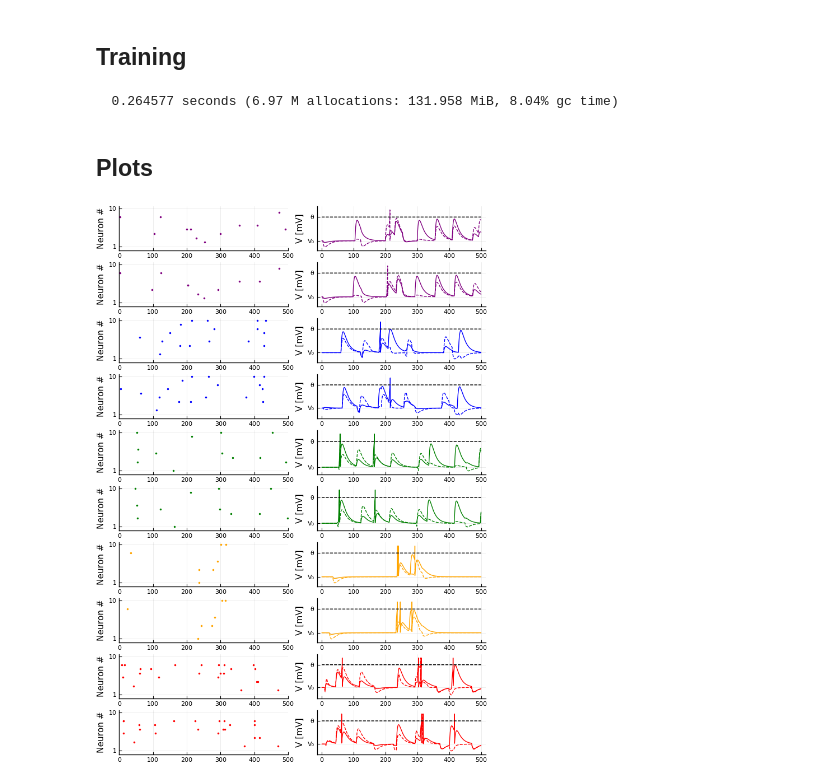
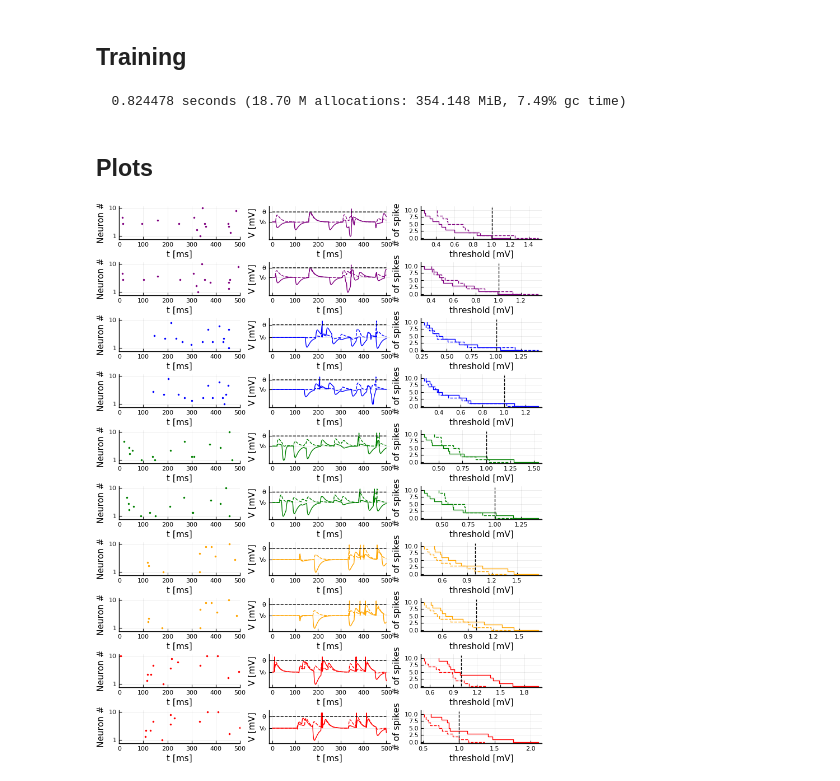
Before and after one commit to avivdotan/Tempotrons.jl, a Jupyter notebook: MultiSpikeTempotron.ipynb, the cells around one changed output. Drawn from its saved outputs; the diff is of its cells as text; code cells hidden in the pictures.

```diff
--- a/MultiSpikeTempotron.ipynb
+++ b/MultiSpikeTempotron.ipynb
@@ -39,6 +39,9 @@ samples = [(x = [SpikeJitter(s, T = T, σ = 5)
 # %%
 # Get the tempotron's output before training
 out_b = [tmp(s.x, t = t)[2] for s ∈ samples]
+
+# Get STS before training
+θ⃰_b = [GetSTS(tmp, s.x) for s ∈ samples]
 
 # Train the tempotron
 @time for i = 1:n_steps
@@ -47,27 +50,35 @@ out_b = [tmp(s.x, t = t)[2] for s ∈ samples]
 end
 
 # Get the tempotron's output after training
-out_a = [tmp(s.x, t = t)[2] for s ∈ samples];
+out_a = [tmp(s.x, t = t)[2] for s ∈ samples]
+
+# Get STS after training
+θ⃰_a = [GetSTS(tmp, s.x) for s ∈ samples];
 # %% [output]
-  0.264577 seconds (6.97 M allocations: 131.958 MiB, 8.04% gc time)
+  0.824478 seconds (18.70 M allocations: 354.148 MiB, 7.49% gc time)
 # %% [markdown]
 ## Plots
 # %%
 # Prepare to plot
-pyplot(size = (700, 1000))
+pyplot(size = (800, 1000))
 C(g::ColorGradient) = RGB[g[z]
     for z = range(0, stop = 1, length = n_classes)]
 clibrary(:misc)
 g = :rainbow
 cols = cgrad(g) |> C
 
 # Plots
 inp_plots = [PlotInputs(s.x, T_max = T, color = cols[s.y + 1])
   for s ∈ samples]
 train_plots = [PlotPotential(tmp, out_b = out_b[i], out_a = out_a[i],
                              t = t, color = cols[samples[i].y + 1])
                 for i = 1:length(samples)]
-ps = vcat(reshape(inp_plots, 1, :), reshape(train_plots, 1, :))
-plot(ps[:]..., layout = (length(inp_plots), 2))
+STS_plots = [PlotSTS(tmp, θ⃰_b = θ⃰_b[i], θ⃰_a = θ⃰_a[i],
+                     color = cols[samples[i].y + 1])
+             for i = 1:length(samples)]
+ps = vcat(reshape(inp_plots, 1, :),
+            reshape(train_plots, 1, :),
+            reshape(STS_plots, 1, :))
+plot(ps[:]..., layout = (length(inp_plots), 3))
 # %% [output]
-[figure, old version]
+[figure, new version]
```
Also changed, not shown: 3 other files.
